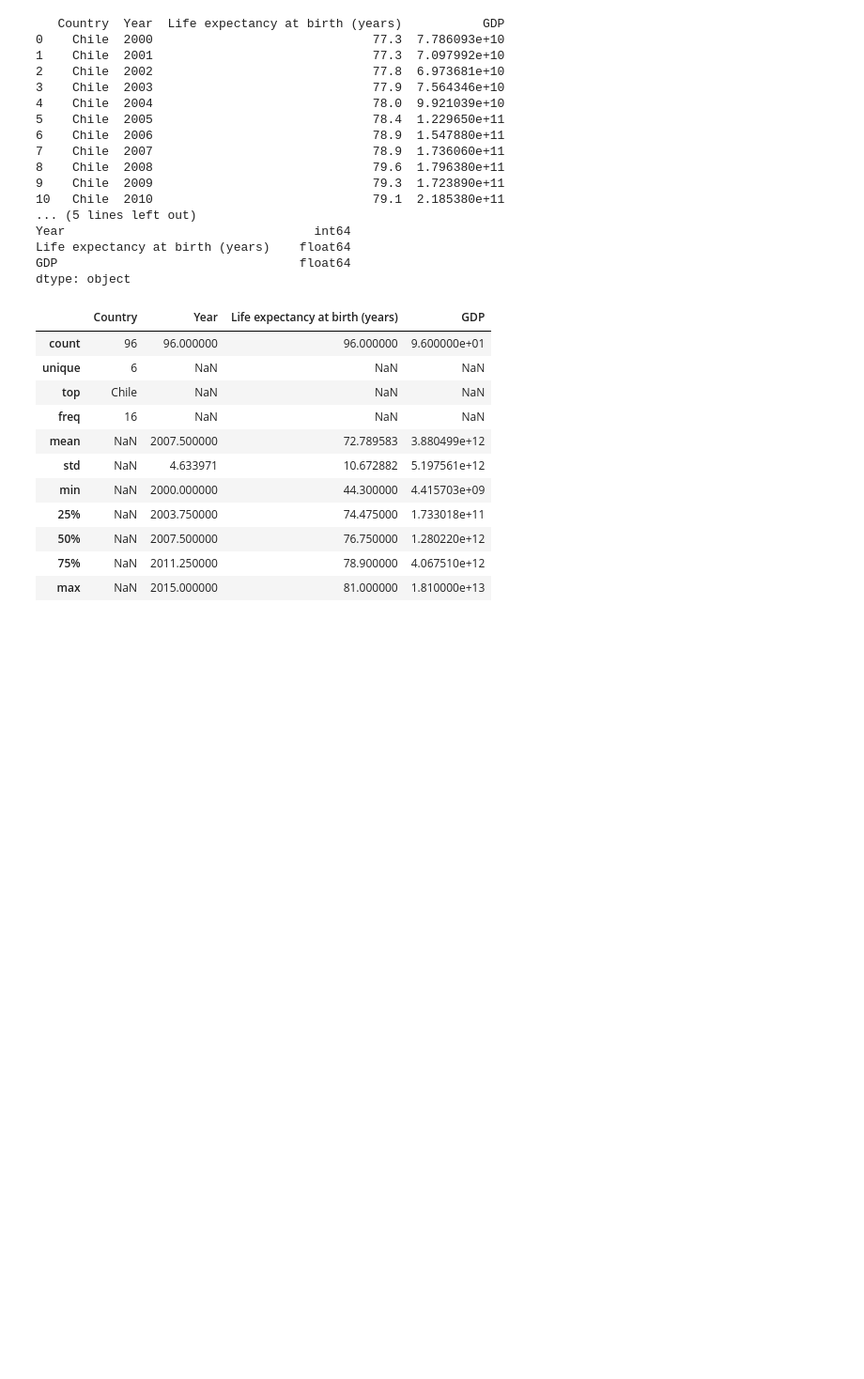
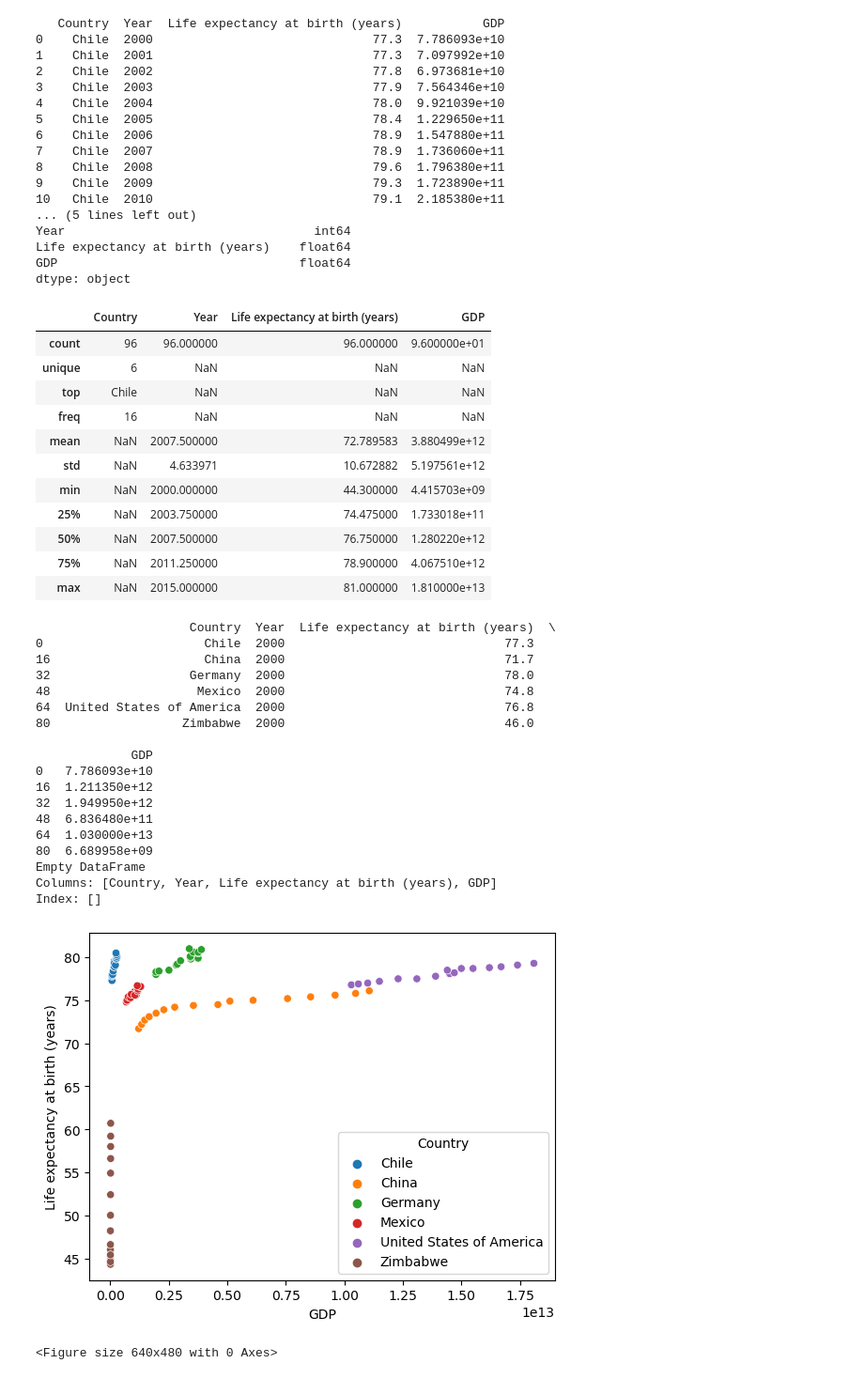
Before and after one commit to YSquid/gdp_life, a Jupyter notebook: life_expectancy_gdp.ipynb, the cells around one changed output. Shown: that part at 94% size. Drawn from its saved outputs; the diff is of its cells as text; code cells hidden in the pictures; blank space fills up the shorter version.

Commit message:
scatters generated manually and iteraively

```diff
--- a/life_expectancy_gdp.ipynb
+++ b/life_expectancy_gdp.ipynb
@@ -40,3 +41,29 @@ dtype: object
 | 50% | NaN | 2007.500000 | 76.750000 | 1.280220e+12 |
 | 75% | NaN | 2011.250000 | 78.900000 | 4.067510e+12 |
 | max | NaN | 2015.000000 | 81.000000 | 1.810000e+13 |
+# %%
+##get a general shape of the data with a scatter plot of all countries on one plot
+sns.scatterplot(data=life, x='GDP', y='Life expectancy at birth (years)', hue='Country')
+plt.show()
+plt.clf()
+# %% [output]
+                     Country  Year  Life expectancy at birth (years)  \
+0                      Chile  2000                              77.3
+16                     China  2000                              71.7
+32                   Germany  2000                              78.0
+48                    Mexico  2000                              74.8
+64  United States of America  2000                              76.8
+80                  Zimbabwe  2000                              46.0
+
+             GDP
+0   7.786093e+10
+16  1.211350e+12
+32  1.949950e+12
+48  6.836480e+11
+64  1.030000e+13
+80  6.689958e+09
+Empty DataFrame
+Columns: [Country, Year, Life expectancy at birth (years), GDP]
+Index: []
+[figure, added]
+<Figure size 640x480 with 0 Axes>
```
Also changed, not shown: parts of 3 cells of this notebook, 1 other file.
